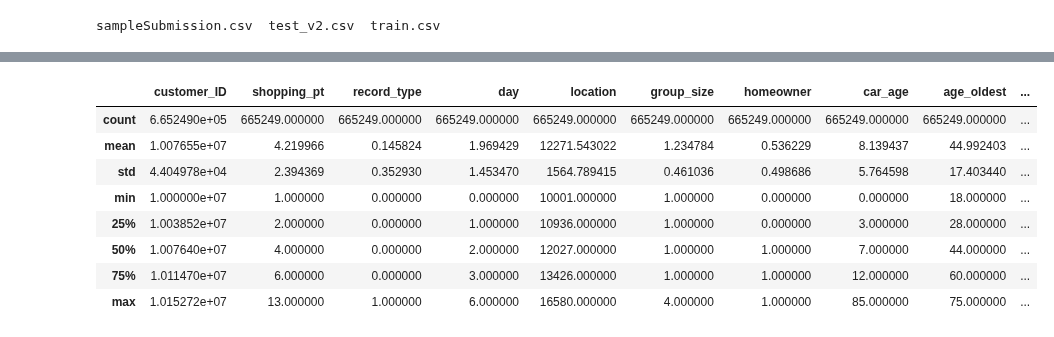
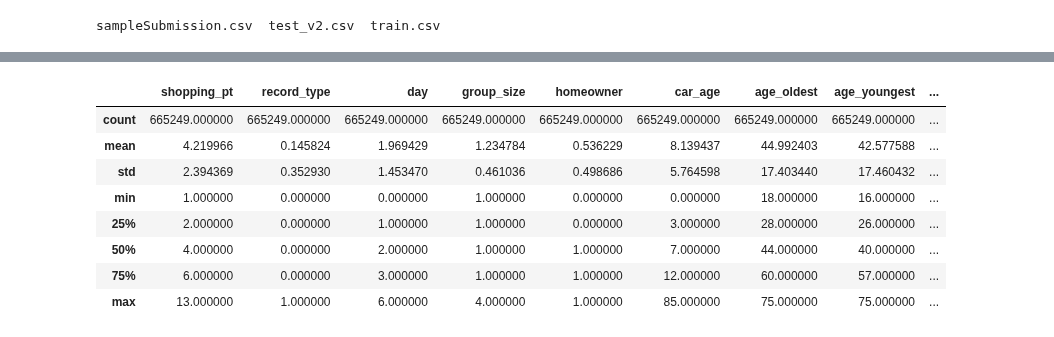
Before and after one commit to jdwatson08/Insurance_Purchase_Model, a Jupyter notebook: Insurance_Purchase_Model.ipynb, the cells around one changed output, grey strips where cells are left out. Saved outputs shown, nothing was run; the diff lists cells and outputs as text; code cells hidden in the pictures.

```diff
--- a/Insurance_Purchase_Model.ipynb
+++ b/Insurance_Purchase_Model.ipynb
@@ -54,8 +62,9 @@ def wrangle(filename):
       one_val.append(col)
 
   df.drop(columns=one_val, inplace=True)
+  df.drop(columns=['customer_ID','location'], inplace=True)
 
   return df
 # %%
-train_data = wrangle('train.csv')
+df = wrangle('train.csv')
 test_data = wrangle('test_v2.csv')
@@ -94,12 +87,12 @@ Name: cost, dtype: float64>
 # %%
-train_data.describe()
+df.describe()
 # %% [output]
-|  | customer_ID | shopping_pt | record_type | day | location | group_size | homeowner | car_age | age_oldest | ... |
-| count | 6.652490e+05 | 665249.000000 | 665249.000000 | 665249.000000 | 665249.000000 | 665249.000000 | 665249.000000 | 665249.000000 | 665249.000000 | ... |
-| mean | 1.007655e+07 | 4.219966 | 0.145824 | 1.969429 | 12271.543022 | 1.234784 | 0.536229 | 8.139437 | 44.992403 | ... |
-| std | 4.404978e+04 | 2.394369 | 0.352930 | 1.453470 | 1564.789415 | 0.461036 | 0.498686 | 5.764598 | 17.403440 | ... |
-| min | 1.000000e+07 | 1.000000 | 0.000000 | 0.000000 | 10001.000000 | 1.000000 | 0.000000 | 0.000000 | 18.000000 | ... |
-| 25% | 1.003852e+07 | 2.000000 | 0.000000 | 1.000000 | 10936.000000 | 1.000000 | 0.000000 | 3.000000 | 28.000000 | ... |
-| 50% | 1.007640e+07 | 4.000000 | 0.000000 | 2.000000 | 12027.000000 | 1.000000 | 1.000000 | 7.000000 | 44.000000 | ... |
-| 75% | 1.011470e+07 | 6.000000 | 0.000000 | 3.000000 | 13426.000000 | 1.000000 | 1.000000 | 12.000000 | 60.000000 | ... |
-| max | 1.015272e+07 | 13.000000 | 1.000000 | 6.000000 | 16580.000000 | 4.000000 | 1.000000 | 85.000000 | 75.000000 | ... |
+|  | shopping_pt | record_type | day | group_size | homeowner | car_age | age_oldest | age_youngest | ... |
+| count | 665249.000000 | 665249.000000 | 665249.000000 | 665249.000000 | 665249.000000 | 665249.000000 | 665249.000000 | 665249.000000 | ... |
+| mean | 4.219966 | 0.145824 | 1.969429 | 1.234784 | 0.536229 | 8.139437 | 44.992403 | 42.577588 | ... |
+| std | 2.394369 | 0.352930 | 1.453470 | 0.461036 | 0.498686 | 5.764598 | 17.403440 | 17.460432 | ... |
+| min | 1.000000 | 0.000000 | 0.000000 | 1.000000 | 0.000000 | 0.000000 | 18.000000 | 16.000000 | ... |
+| 25% | 2.000000 | 0.000000 | 1.000000 | 1.000000 | 0.000000 | 3.000000 | 28.000000 | 26.000000 | ... |
+| 50% | 4.000000 | 0.000000 | 2.000000 | 1.000000 | 1.000000 | 7.000000 | 44.000000 | 40.000000 | ... |
+| 75% | 6.000000 | 0.000000 | 3.000000 | 1.000000 | 1.000000 | 12.000000 | 60.000000 | 57.000000 | ... |
+| max | 13.000000 | 1.000000 | 6.000000 | 4.000000 | 1.000000 | 85.000000 | 75.000000 | 75.000000 | ... |
```
Also changed, not shown: parts of 30 cells of this notebook.
